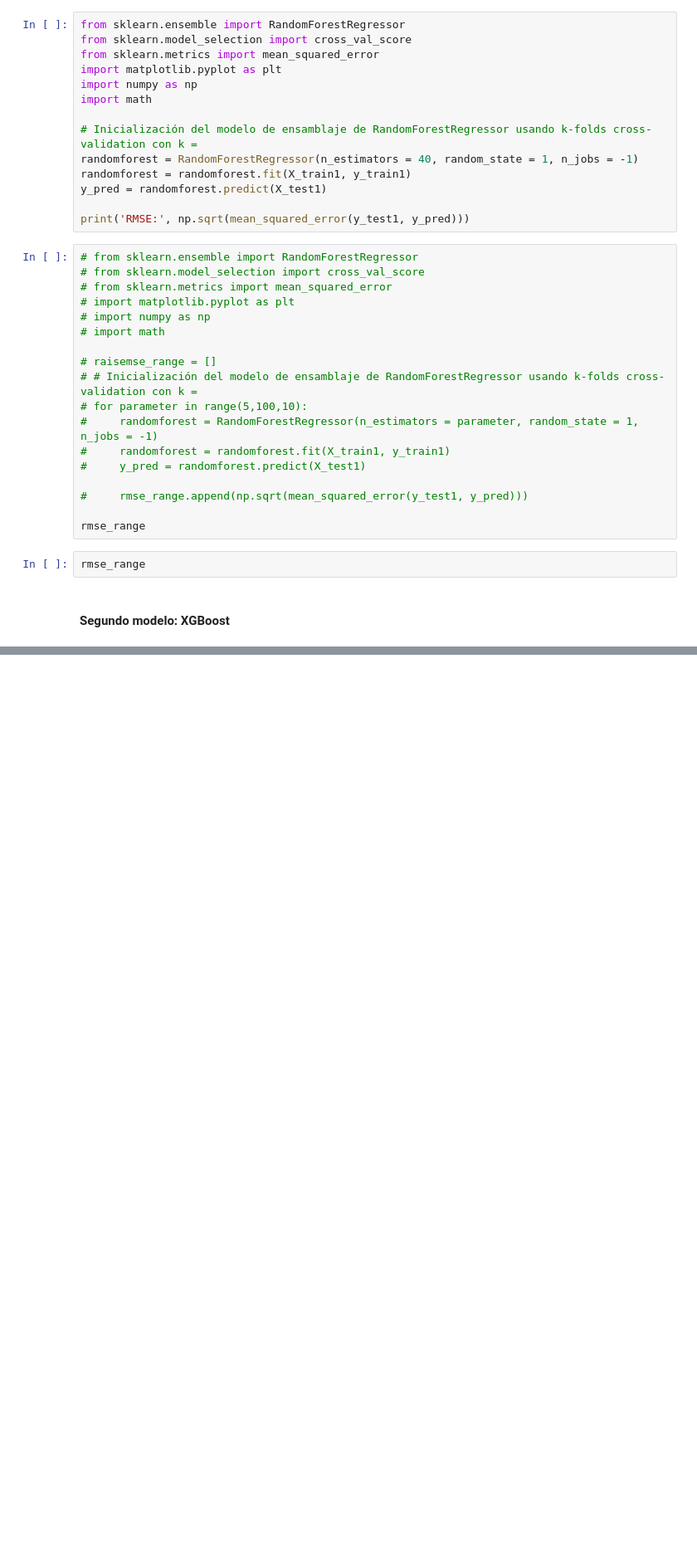
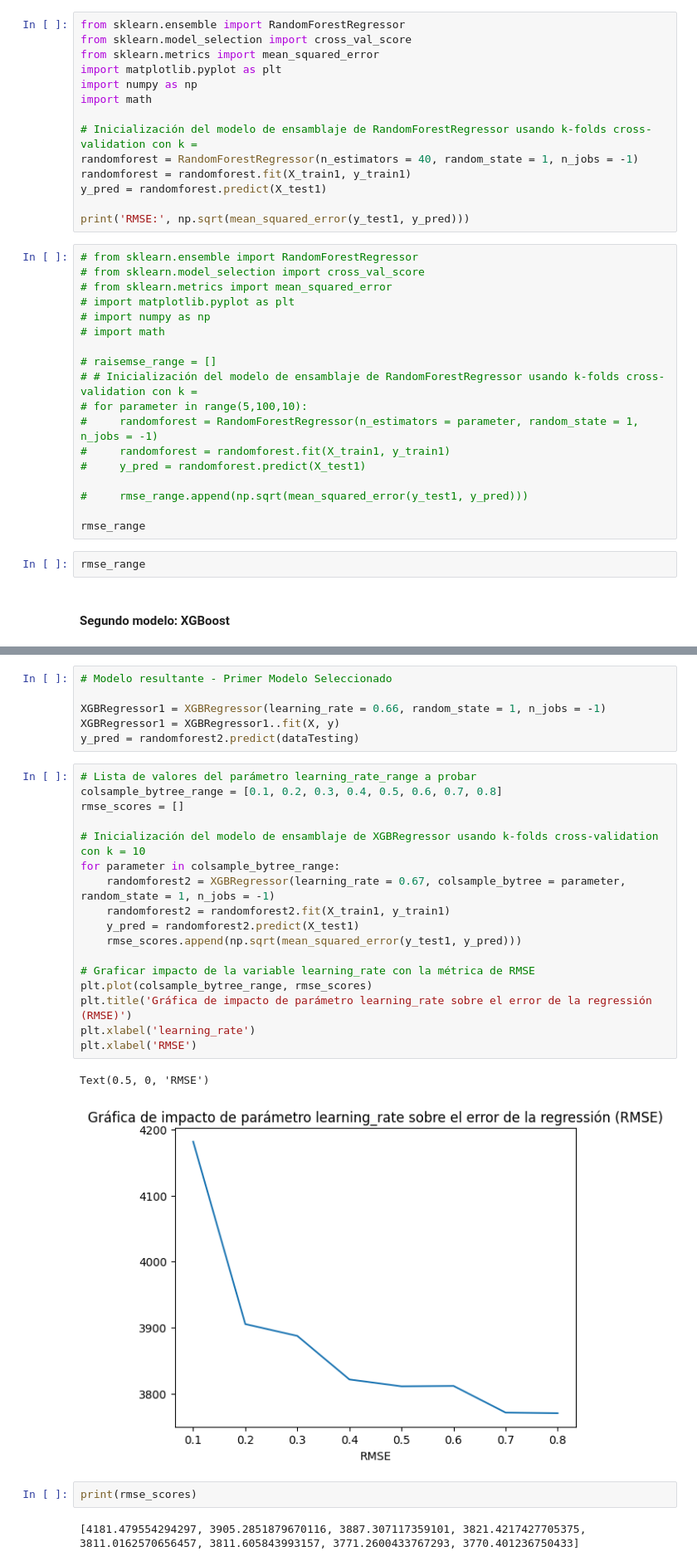
Before and after one commit to Raegar-dot/MIAD_NLP_2024, a Jupyter notebook: Semana 3/S3P1_proyecto1.ipynb, the cells around one changed output, grey strips where cells are left out. Shown at 83% size. Saved outputs shown, nothing was run; the diff lists cells and outputs as text; blank space fills up the shorter version.

```diff
--- a/Semana 3/S3P1_proyecto1.ipynb
+++ b/Semana 3/S3P1_proyecto1.ipynb
@@ -412,0 +553,30 @@ print("RMSE: ", np.sqrt(mean_squared_error(y_test1, y_pred)))
+# %%
+# Modelo resultante - Primer Modelo Seleccionado
+
+XGBRegressor1 = XGBRegressor(learning_rate = 0.66, random_state = 1, n_jobs = -1)
+XGBRegressor1 = XGBRegressor1..fit(X, y)
+y_pred = randomforest2.predict(dataTesting)
+# %%
+# Lista de valores del parámetro learning_rate_range a probar
+colsample_bytree_range = [0.1, 0.2, 0.3, 0.4, 0.5, 0.6, 0.7, 0.8]
+rmse_scores = []
+
+# Inicialización del modelo de ensamblaje de XGBRegressor usando k-folds cross-validation con k = 10
+for parameter in colsample_bytree_range:
+    randomforest2 = XGBRegressor(learning_rate = 0.67, colsample_bytree = parameter, random_state = 1, n_jobs = -1)
+    randomforest2 = randomforest2.fit(X_train1, y_train1)
+    y_pred = randomforest2.predict(X_test1)
+    rmse_scores.append(np.sqrt(mean_squared_error(y_test1, y_pred)))
+
+# Graficar impacto de la variable learning_rate con la métrica de RMSE
+plt.plot(colsample_bytree_range, rmse_scores)
+plt.title('Gráfica de impacto de parámetro learning_rate sobre el error de la regressión (RMSE)')
+plt.xlabel('learning_rate')
+plt.xlabel('RMSE')
+# %% [output]
+Text(0.5, 0, 'RMSE')
+[figure, added]
+# %%
+print(rmse_scores)
+# %% [output]
+[4181.479554294297, 3905.2851879670116, 3887.307117359101, 3821.4217427705375, 3811.0162570656457, 3811.605843993157, 3771.2600433767293, 3770.401236750433]
```
Also changed, not shown: parts of 16 cells of this notebook.
